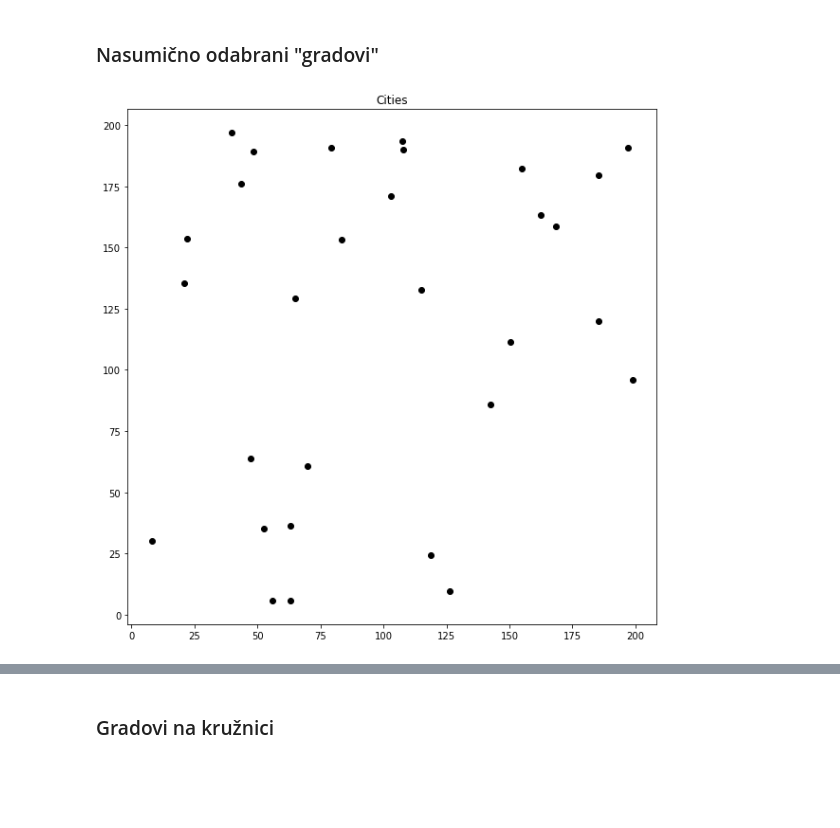
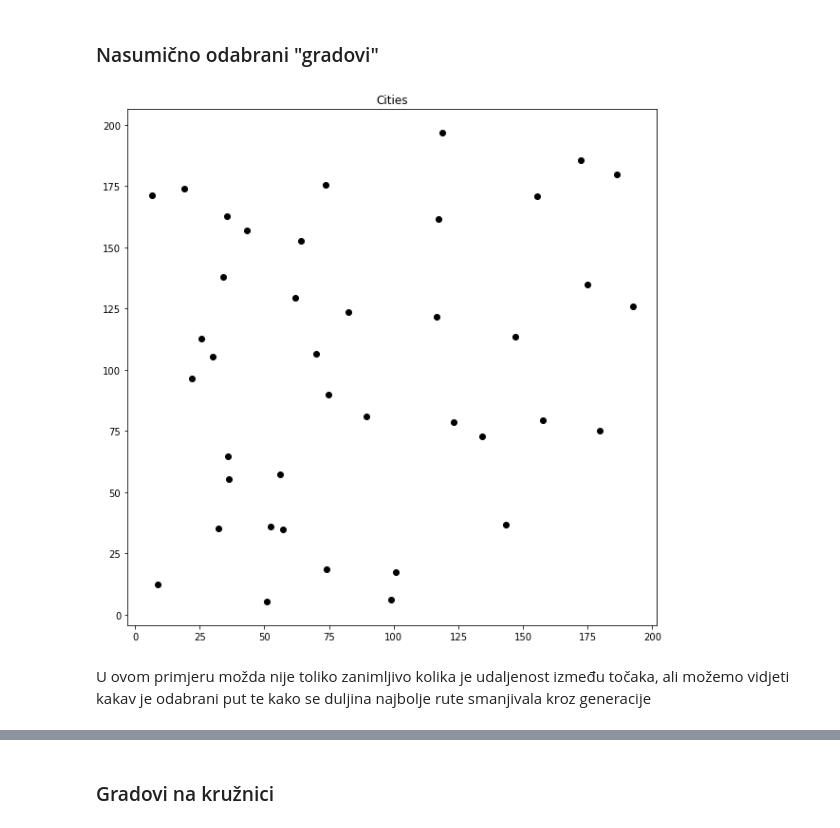
Before and after one commit to marcihel05/GeneticTravellingSalesman, a Jupyter notebook: Genetic Travelling Salesman.ipynb, the cells around one changed output, grey strips where cells are left out. Saved outputs shown, nothing was run; the diff lists cells and outputs as text; code cells hidden in the pictures; blank space fills up the shorter version.

```diff
--- a/Genetic Travelling Salesman.ipynb
+++ b/Genetic Travelling Salesman.ipynb
@@ -260,9 +260,11 @@ draw_graph(G, path)
 # %% [markdown]
 ### Nasumično odabrani "gradovi"
 # %%
-num_of_cities = 30
-random_map = Map(num_of_cities, rand = True)
+num_of_cities_random = 40
+num_of_routes_random = 20
+num_of_generations_random = 1000
+random_map = Map(num_of_cities_random, rand = True)
 random_map.draw_cities()
 # %% [output]
-[figure, old version]
+[figure, new version]
 # %%
@@ -272,3 +272,5 @@ random_path, random_distances, random_distance = travel(num_of_cities, num_of_ro
+# %% [markdown]
+U ovom primjeru možda nije toliko zanimljivo kolika je udaljenost između točaka, ali možemo vidjeti kakav je odabrani put te kako se duljina najbolje rute smanjivala kroz generacije
 # %%
 def draw_path(map, path):
     plt.rcParams['figure.figsize'] = [10, 10]
```
Also changed, not shown: parts of 28 cells of this notebook.
